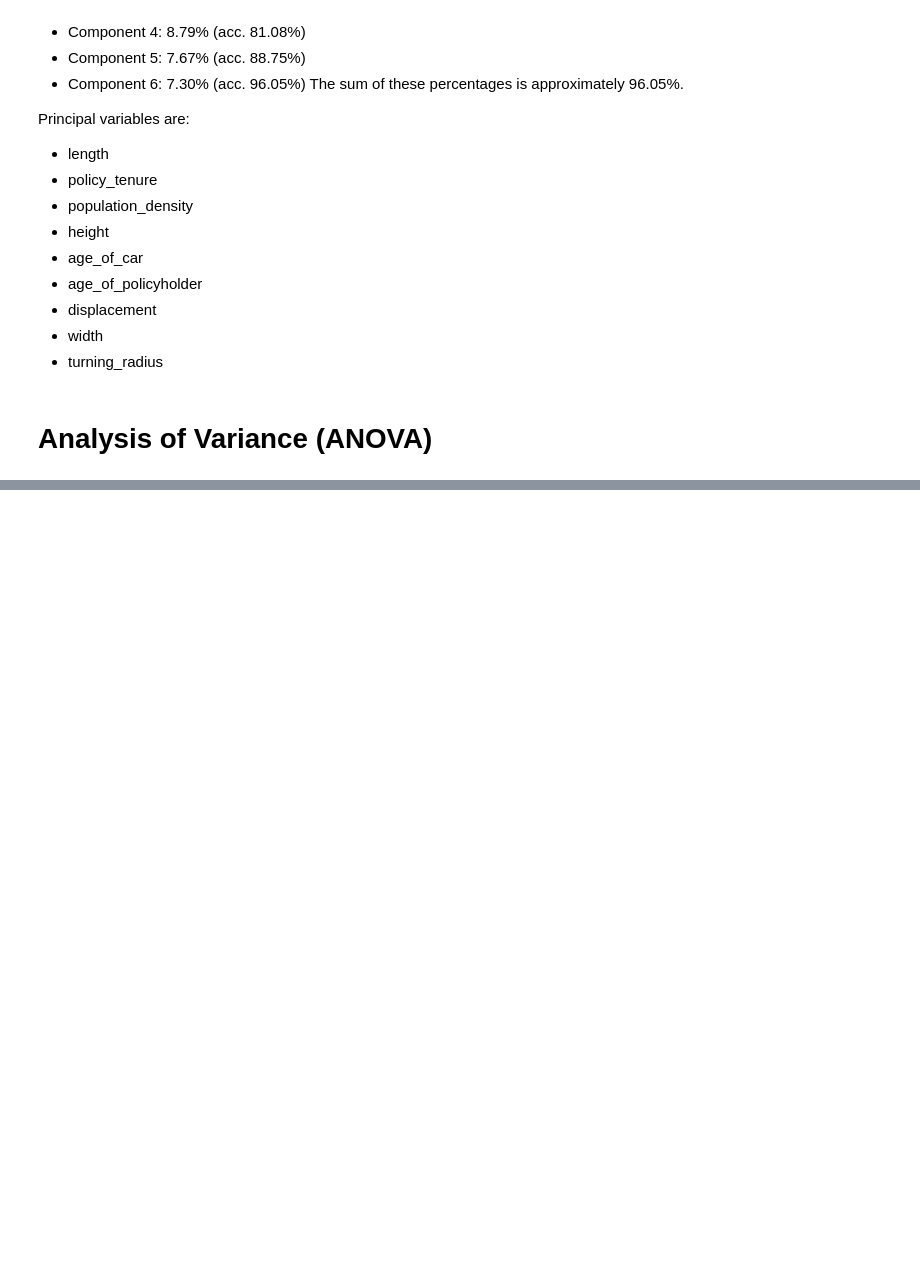
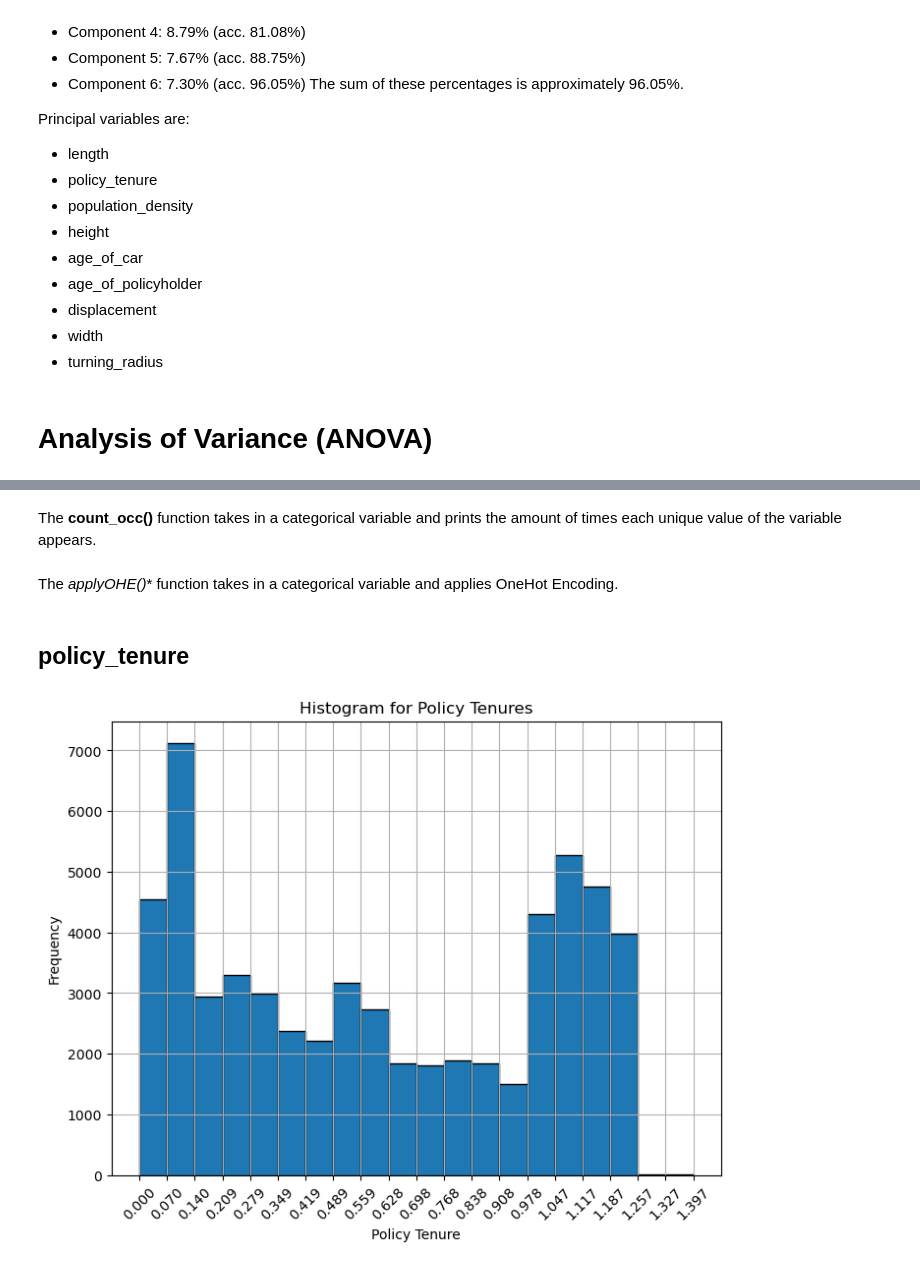
Before and after one commit to DS-Training-2020/car-claims-data, a Jupyter notebook: car_claims.ipynb, the cells around one changed output, grey strips where cells are left out. Cells and saved outputs as stored; diff of their text form; code cells hidden in the pictures; blank space fills up the shorter version.

```diff
--- a/car_claims.ipynb
+++ b/car_claims.ipynb
@@ -313,0 +449,23 @@ Kruskal-Wallis H Test
+# %%
+model_vars = [
+    "is_claim",
+    "policy_tenure",
+    "age_of_car",
+    "age_of_policyholder",
+    "population_density",
+    "is_adjustable_steering",
+    "cylinder",
+    "is_front_fog_lights",
+    "is_brake_assist",
+    "is_driver_seat_height_adjustable",
+    "width",
+    "is_parking_sensors",
+    "is_day_night_rear_view_mirror",
+    "displacement",
+    "is_speed_alert",
+    "max_torque",
+    "fuel_type",
+    "steering_type",
+    "max_power",
+    "segment"
+]
@@ -313,0 +497,5 @@ Kruskal-Wallis H Test
+# %%
+model_vars_test = model_vars.copy()
+model_vars_test.remove("is_claim")
+trian_df = df_train_pre[model_vars].copy()
+test_df = df_test_pre[model_vars].copy()
@@ -313,0 +511,2 @@ Kruskal-Wallis H Test
+# %% [markdown]
+The **count_occ()** function takes in a categorical variable and prints the amount of times each unique value of the variable appears.
@@ -313,0 +520,2 @@ Kruskal-Wallis H Test
+# %% [markdown]
+The **applyOHE*()** function takes in a categorical variable and applies OneHot Encoding.
@@ -313,0 +529,18 @@ Kruskal-Wallis H Test
+# %% [markdown]
+## policy_tenure
+# %%
+max_value = trian_df["policy_tenure"].max()
+num_bins= int(np.ceil(max_value/0.07))
+bin_edges = np.linspace(0, max_value,num_bins +1)
+
+plt.figure(figsize=(8,6))
+plt.hist(trian_df["policy_tenure"], bins=bin_edges, edgecolor = "black")
+plt.title("Histogram for Policy Tenures")
+plt.xlabel("Policy Tenure")
+plt.ylabel("Frequency")
+plt.xticks(bin_edges)
+plt.xticks(rotation =45)
+plt.grid(True)
+plt.show()
+# %% [output]
+[figure, added]
```
Also changed, not shown: parts of 21 cells of this notebook.
